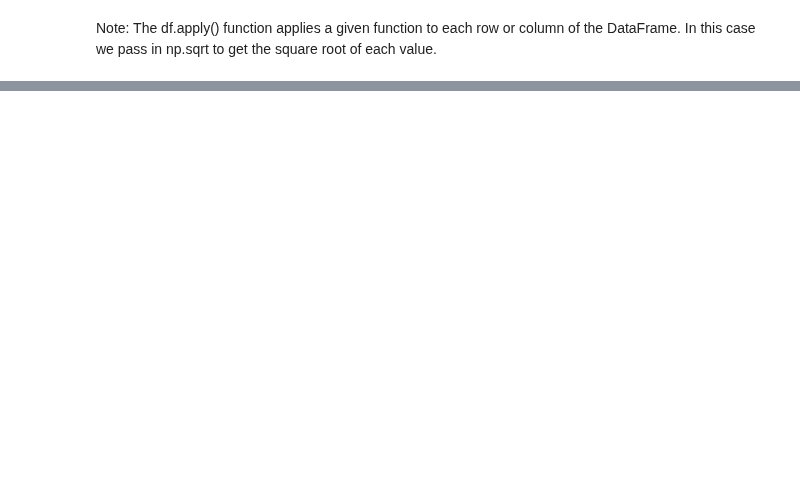
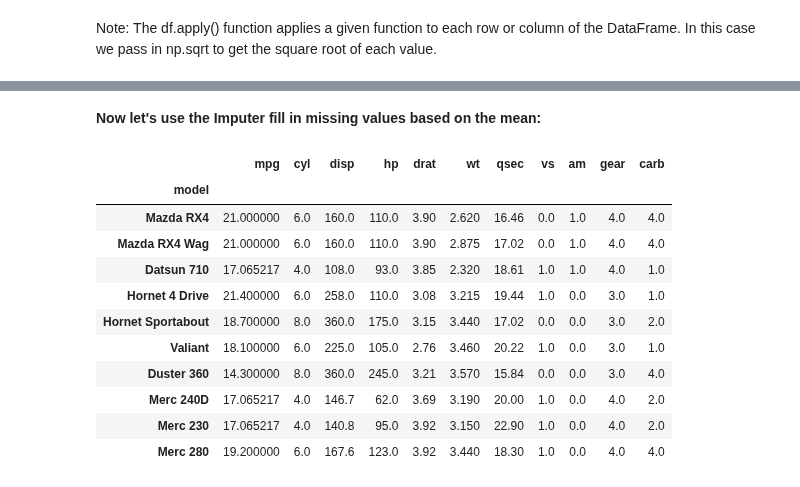
Before and after one commit to yigaai/StoryTelling_with_Data_myTelescope, a Jupyter notebook: lec16-preparing-numericdata.ipynb, the cells around one changed output, grey strips where cells are left out. Cells and saved outputs as stored; diff of their text form; code cells hidden in the pictures; blank space fills up the shorter version.

Commit message:
Kaggle Notebook | Lec16_Preparing_NumericData | Lec16_Preparing_NumericData

```diff
--- a/lec16-preparing-numericdata.ipynb
+++ b/lec16-preparing-numericdata.ipynb
@@ -244,0 +353,7 @@ Note: The df.apply() function applies a given function to each row or column of
+# %%
+# The following line sets a few mpg values to None
+
+mtcars['mpg'] = np.where(mtcars['mpg'] >  22, None,
+                         mtcars['mpg'])
+
+mtcars['mpg']
@@ -244,0 +378,31 @@ Note: The df.apply() function applies a given function to each row or column of
+# %% [markdown]
+**Now let's use the Imputer fill in missing values based on the mean:**
+# %%
+# 1. Create imputation model
+# 2. Use mean imputation
+# 3. Impute by column
+# 4. Use imputation model to get values
+# 5. Remake DataFrame with new values
+
+imp = SimpleImputer(strategy = 'mean')
+
+imputed_cars = imp.fit_transform(mtcars)
+
+imputed_cars = pd.DataFrame(imputed_cars,
+                            index = mtcars.index,
+                            columns = mtcars.columns)
+
+imputed_cars.head(10)
+# %% [output]
+|  | mpg | cyl | disp | hp | drat | wt | qsec | vs | am | gear | carb |
+| model |  |  |  |  |  |  |  |  |  |  |  |
+| Mazda RX4 | 21.000000 | 6.0 | 160.0 | 110.0 | 3.90 | 2.620 | 16.46 | 0.0 | 1.0 | 4.0 | 4.0 |
+| Mazda RX4 Wag | 21.000000 | 6.0 | 160.0 | 110.0 | 3.90 | 2.875 | 17.02 | 0.0 | 1.0 | 4.0 | 4.0 |
+| Datsun 710 | 17.065217 | 4.0 | 108.0 | 93.0 | 3.85 | 2.320 | 18.61 | 1.0 | 1.0 | 4.0 | 1.0 |
+| Hornet 4 Drive | 21.400000 | 6.0 | 258.0 | 110.0 | 3.08 | 3.215 | 19.44 | 1.0 | 0.0 | 3.0 | 1.0 |
+| Hornet Sportabout | 18.700000 | 8.0 | 360.0 | 175.0 | 3.15 | 3.440 | 17.02 | 0.0 | 0.0 | 3.0 | 2.0 |
+| Valiant | 18.100000 | 6.0 | 225.0 | 105.0 | 2.76 | 3.460 | 20.22 | 1.0 | 0.0 | 3.0 | 1.0 |
+| Duster 360 | 14.300000 | 8.0 | 360.0 | 245.0 | 3.21 | 3.570 | 15.84 | 0.0 | 0.0 | 3.0 | 4.0 |
+| Merc 240D | 17.065217 | 4.0 | 146.7 | 62.0 | 3.69 | 3.190 | 20.00 | 1.0 | 0.0 | 4.0 | 2.0 |
+| Merc 230 | 17.065217 | 4.0 | 140.8 | 95.0 | 3.92 | 3.150 | 22.90 | 1.0 | 0.0 | 4.0 | 2.0 |
+| Merc 280 | 19.200000 | 6.0 | 167.6 | 123.0 | 3.92 | 3.440 | 18.30 | 1.0 | 0.0 | 4.0 | 4.0 |
```
Also changed, not shown: parts of 17 cells of this notebook.
